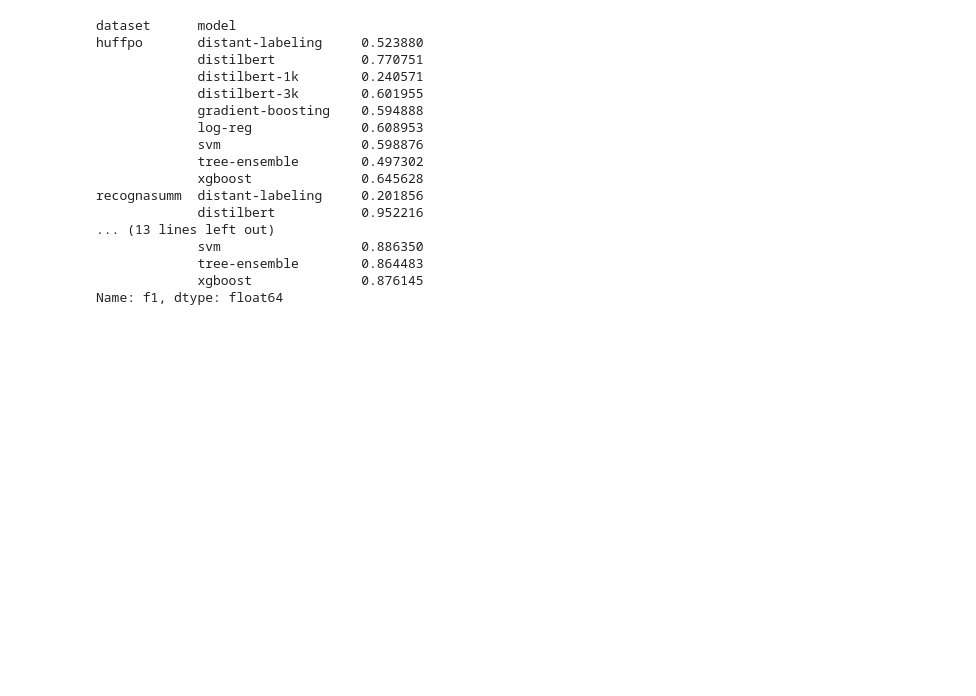
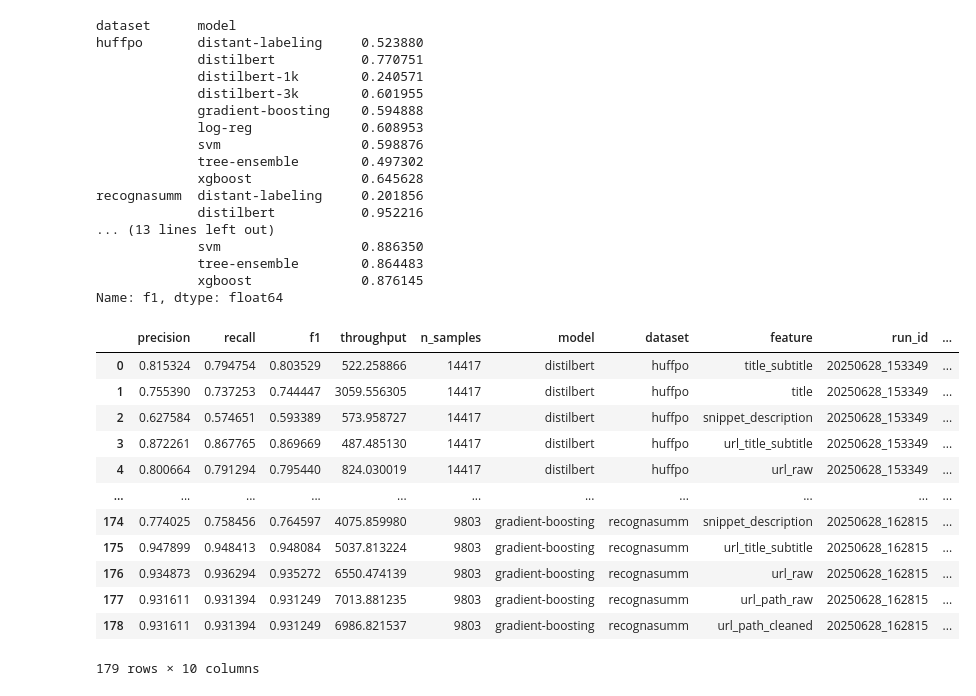
Before and after one commit to NHagar/url_classification, a Jupyter notebook: adhoc/results.ipynb, the cells around one changed output. Saved outputs shown, nothing was run; the diff lists cells and outputs as text; code cells hidden in the pictures; blank space fills up the shorter version.

```diff
--- a/adhoc/results.ipynb
+++ b/adhoc/results.ipynb
@@ -141,3 +141,19 @@ recognasumm  distant-labeling     0.201856
              tree-ensemble        0.864483
              xgboost              0.876145
 Name: f1, dtype: float64
+# %%
+df
+# %% [output]
+|  | precision | recall | f1 | throughput | n_samples | model | dataset | feature | run_id | ... |
+| 0 | 0.815324 | 0.794754 | 0.803529 | 522.258866 | 14417 | distilbert | huffpo | title_subtitle | 20250628_153349 | ... |
+| 1 | 0.755390 | 0.737253 | 0.744447 | 3059.556305 | 14417 | distilbert | huffpo | title | 20250628_153349 | ... |
+| 2 | 0.627584 | 0.574651 | 0.593389 | 573.958727 | 14417 | distilbert | huffpo | snippet_description | 20250628_153349 | ... |
+| 3 | 0.872261 | 0.867765 | 0.869669 | 487.485130 | 14417 | distilbert | huffpo | url_title_subtitle | 20250628_153349 | ... |
+| 4 | 0.800664 | 0.791294 | 0.795440 | 824.030019 | 14417 | distilbert | huffpo | url_raw | 20250628_153349 | ... |
+| ... | ... | ... | ... | ... | ... | ... | ... | ... | ... | ... |
+| 174 | 0.774025 | 0.758456 | 0.764597 | 4075.859980 | 9803 | gradient-boosting | recognasumm | snippet_description | 20250628_162815 | ... |
+| 175 | 0.947899 | 0.948413 | 0.948084 | 5037.813224 | 9803 | gradient-boosting | recognasumm | url_title_subtitle | 20250628_162815 | ... |
+| 176 | 0.934873 | 0.936294 | 0.935272 | 6550.474139 | 9803 | gradient-boosting | recognasumm | url_raw | 20250628_162815 | ... |
+| 177 | 0.931611 | 0.931394 | 0.931249 | 7013.881235 | 9803 | gradient-boosting | recognasumm | url_path_raw | 20250628_162815 | ... |
+| 178 | 0.931611 | 0.931394 | 0.931249 | 6986.821537 | 9803 | gradient-boosting | recognasumm | url_path_cleaned | 20250628_162815 | ... |
+179 rows × 10 columns
```
Also changed, not shown: parts of 5 cells of this notebook.
